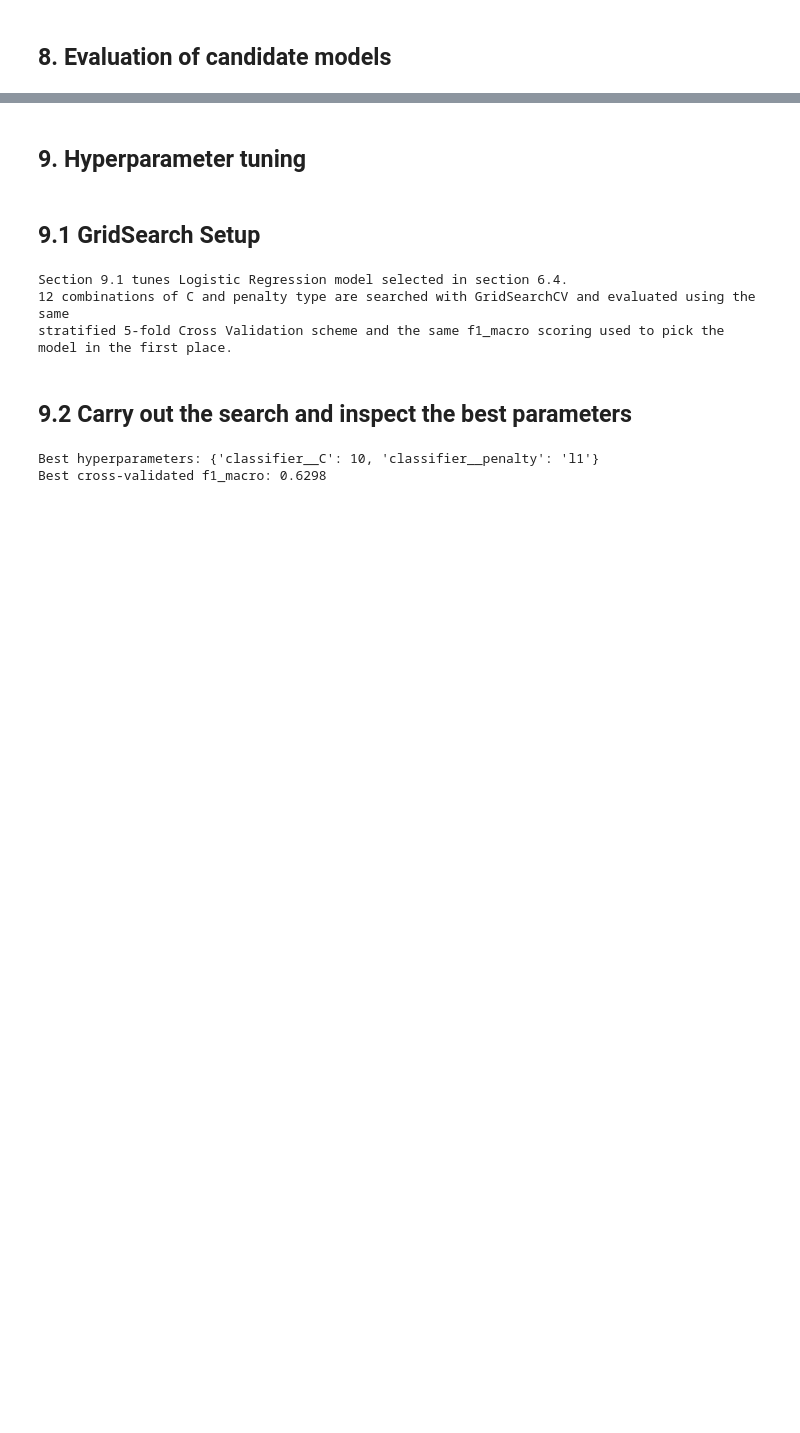
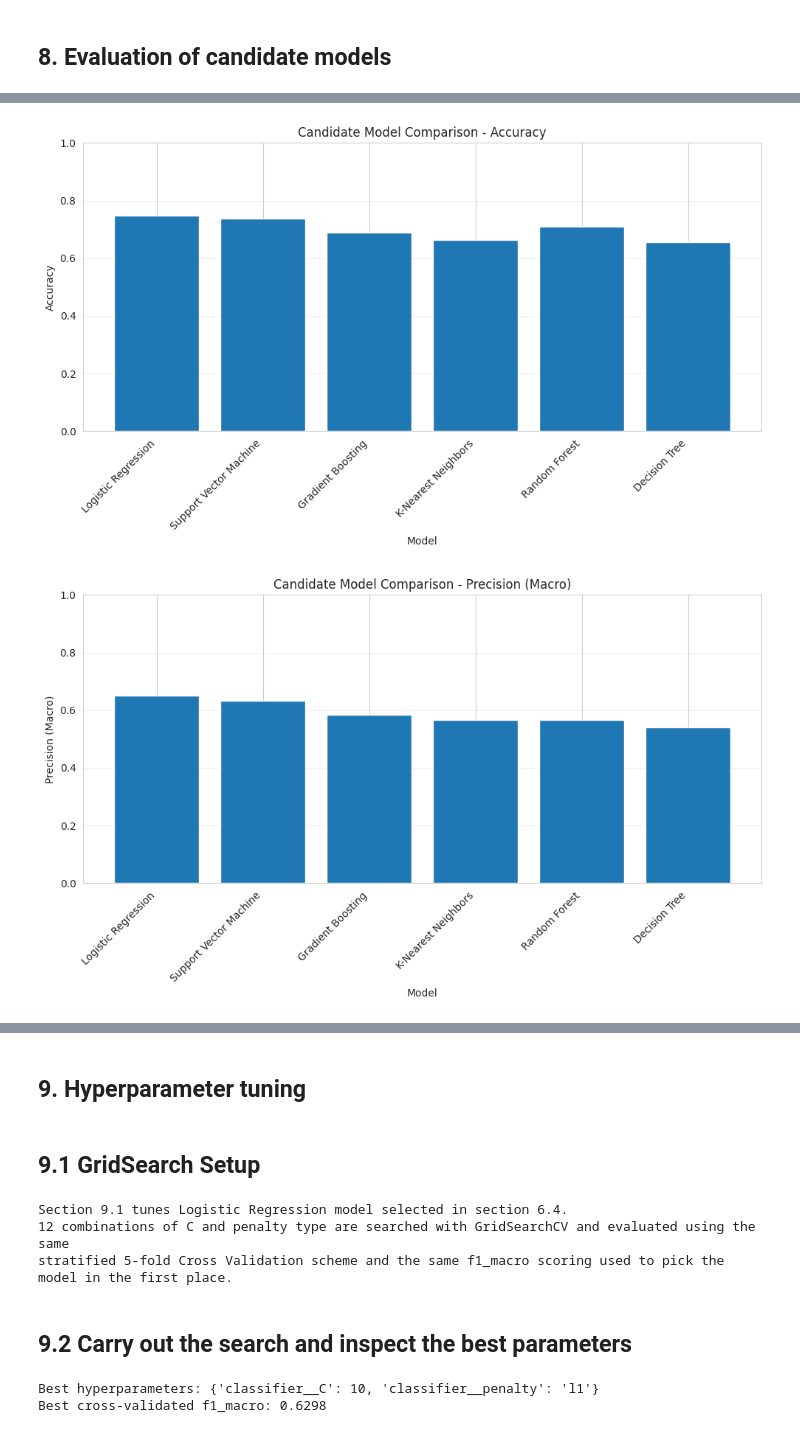
Before and after one commit to tanuiivy/bbt4106-202604-D4-classification, a Jupyter notebook: bbt4106_202604_D4_classification.ipynb, the cells around one changed output, grey strips where cells are left out. Drawn from its saved outputs; the diff is of its cells as text; code cells hidden in the pictures; blank space fills up the shorter version.

```diff
--- a/bbt4106_202604_D4_classification.ipynb
+++ b/bbt4106_202604_D4_classification.ipynb
@@ -806,0 +1690,33 @@ It also catches 73.3% of invoices that are actually Severely Late and this is be
+# %%
+# ============================================================
+# 8.9 Compare Candidate Models
+# ============================================================
+
+metrics_to_plot = [
+    "Accuracy",
+    "Precision (Macro)",
+    "Recall (Macro)",
+    "F1 (Macro)"
+]
+
+for metric in metrics_to_plot:
+
+    plt.figure(figsize=(10, 6))
+
+    plt.bar(
+        test_results_df["Model"],
+        test_results_df[metric]
+    )
+
+    plt.ylabel(metric)
+    plt.xlabel("Model")
+    plt.title(f"Candidate Model Comparison - {metric}")
+    plt.xticks(rotation=45, ha="right")
+    plt.ylim(0, 1)
+    plt.grid(axis="y", alpha=0.3)
+
+    plt.tight_layout()
+    plt.show()
+# %% [output]
+[figure, added]
+[figure, added]
```
Also changed, not shown: parts of 24 cells of this notebook.
